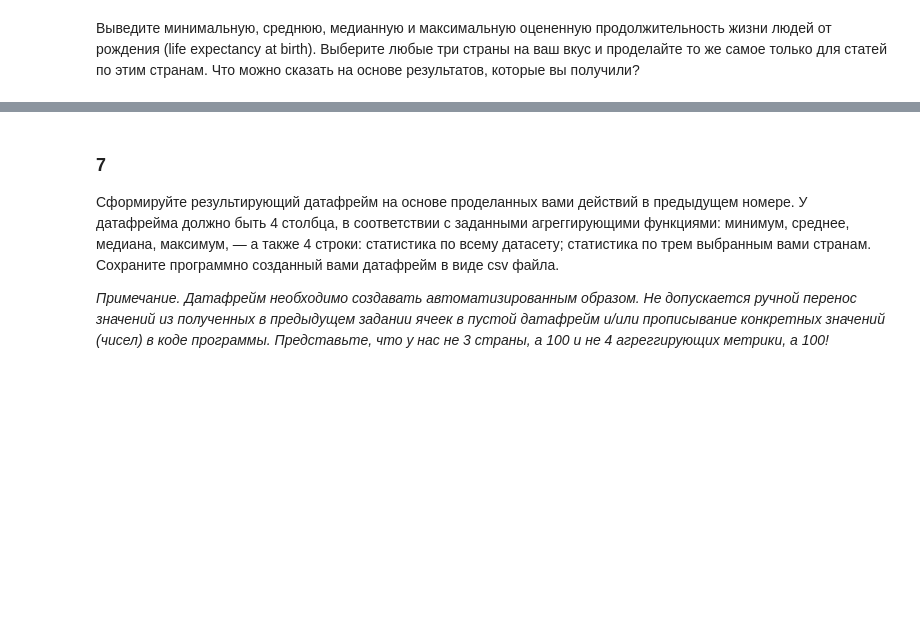
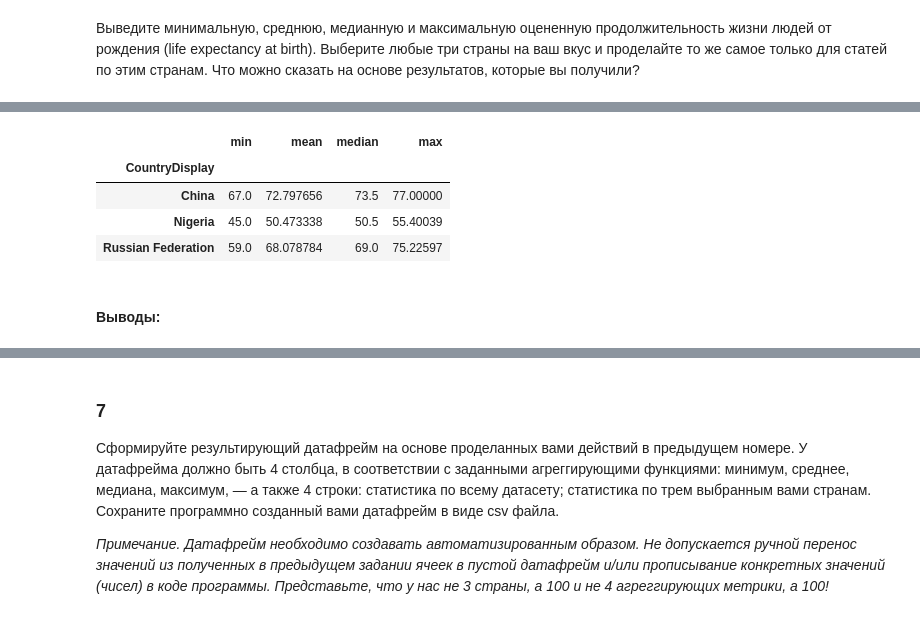
Before and after one commit to wrapper228/ml_hse, a Jupyter notebook: hw1/HW 1 - Numpy. Pandas.ipynb, the cells around one changed output, grey strips where cells are left out. Drawn from its saved outputs; the diff is of its cells as text; code cells hidden in the pictures; blank space fills up the shorter version.

```diff
--- a/hw1/HW 1 - Numpy. Pandas.ipynb
+++ b/hw1/HW 1 - Numpy. Pandas.ipynb
@@ -547,0 +621,14 @@ df2.groupby('RegionDisplay')['SexDisplay'].value_counts(normalize=True).unstack(
+# %%
+countries = ["Russian Federation", "Nigeria", "China"]
+
+birth.loc[birth["CountryDisplay"].isin(countries)]\
+    .groupby("CountryDisplay")["Numeric"]\
+    .agg(["min", "mean", "median", "max"])
+# %% [output]
+|  | min | mean | median | max |
+| CountryDisplay |  |  |  |  |
+| China | 67.0 | 72.797656 | 73.5 | 77.00000 |
+| Nigeria | 45.0 | 50.473338 | 50.5 | 55.40039 |
+| Russian Federation | 59.0 | 68.078784 | 69.0 | 75.22597 |
+# %% [markdown]
+#### Выводы:
```
Also changed, not shown: parts of 15 cells of this notebook, 1 other file.
